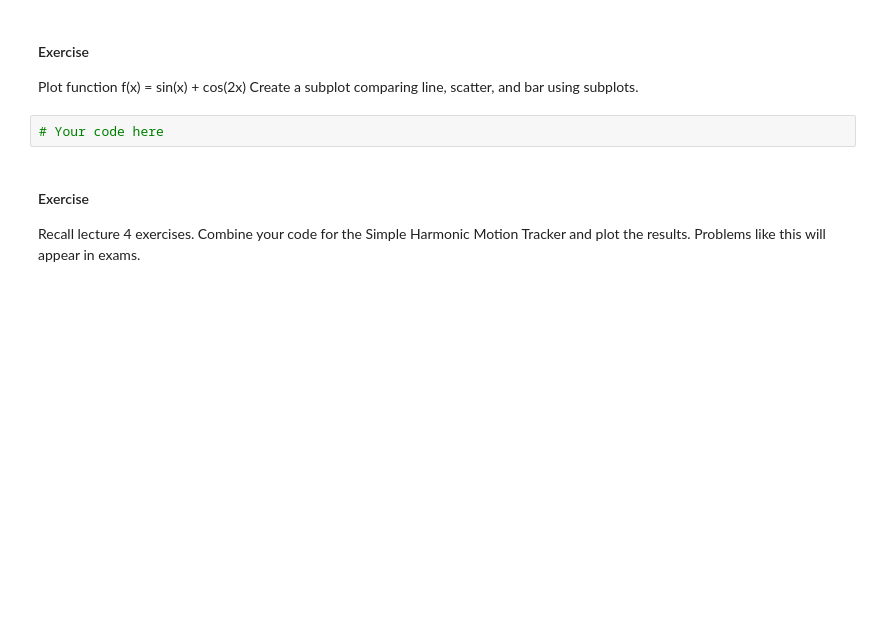
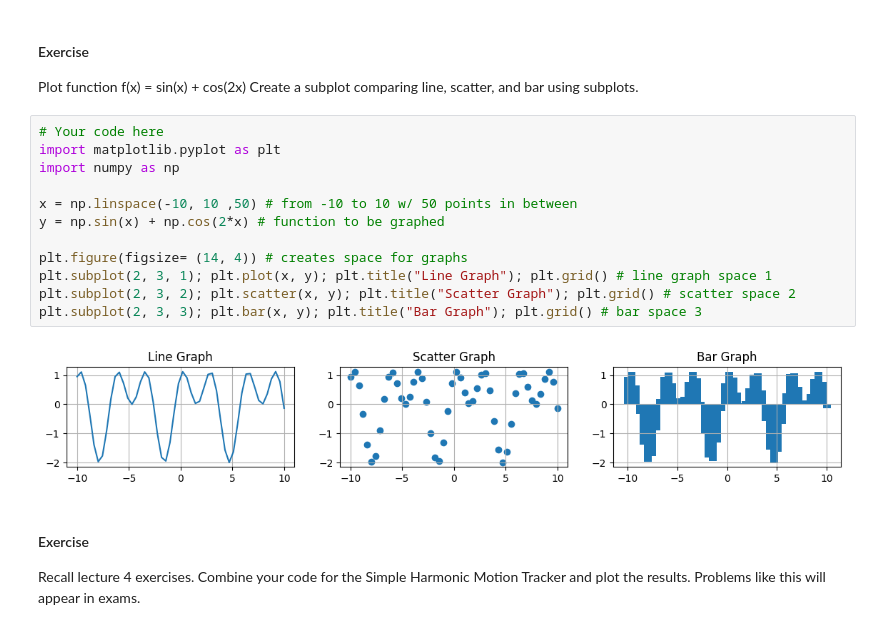
Before and after one commit to Mermaid8008/Lecture6Exercise, a Jupyter notebook: Lecture 6_python_plotting.ipynb, the cells around one changed output. Cells and saved outputs as stored; diff of their text form; blank space fills up the shorter version.

```diff
--- a/Lecture 6_python_plotting.ipynb
+++ b/Lecture 6_python_plotting.ipynb
@@ -316,6 +324,18 @@ Plot function f(x) = sin(x) + cos(2x)
 Create a subplot comparing line, scatter, and bar using subplots.
 # %%
 # Your code here
+import matplotlib.pyplot as plt
+import numpy as np
+
+x = np.linspace(-10, 10 ,50) # from -10 to 10 w/ 50 points in between
+y = np.sin(x) + np.cos(2*x) # function to be graphed
+
+plt.figure(figsize= (14, 4)) # creates space for graphs
+plt.subplot(2, 3, 1); plt.plot(x, y); plt.title("Line Graph"); plt.grid() # line graph space 1
+plt.subplot(2, 3, 2); plt.scatter(x, y); plt.title("Scatter Graph"); plt.grid() # scatter space 2
+plt.subplot(2, 3, 3); plt.bar(x, y); plt.title("Bar Graph"); plt.grid() # bar space 3
+# %% [output]
+[figure, added]
 # %% [markdown]
 #### Exercise
 Recall lecture 4 exercises. Combine your code for the Simple Harmonic Motion Tracker and plot the results.
```
Also changed, not shown: parts of 2 cells of this notebook.
